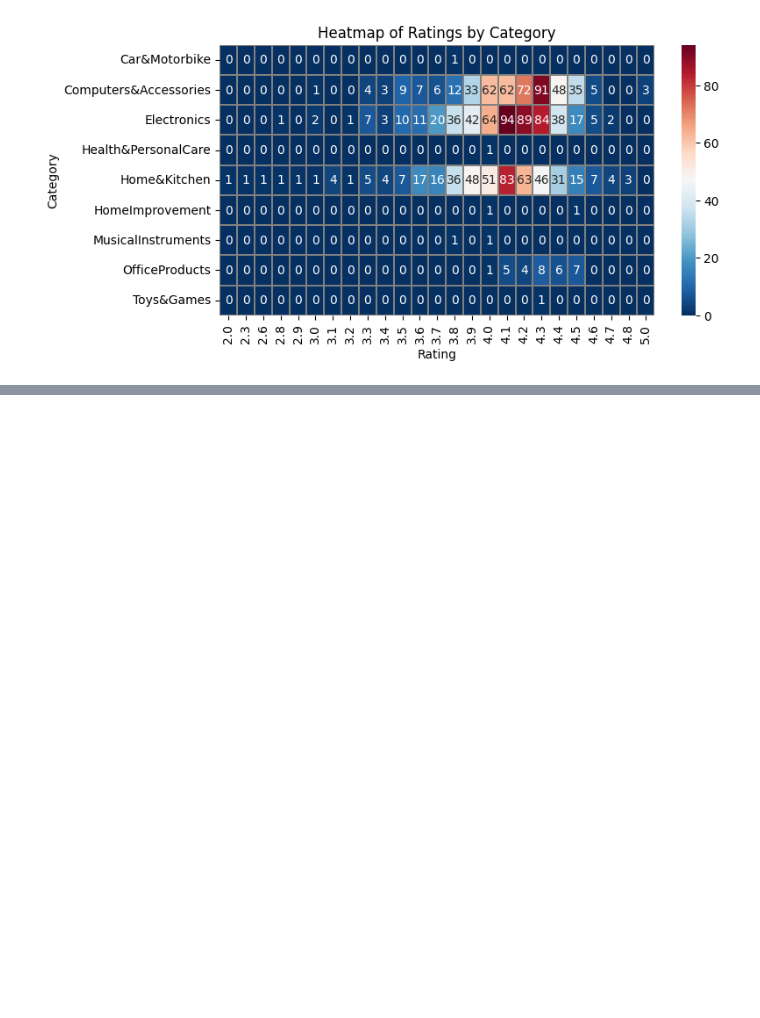
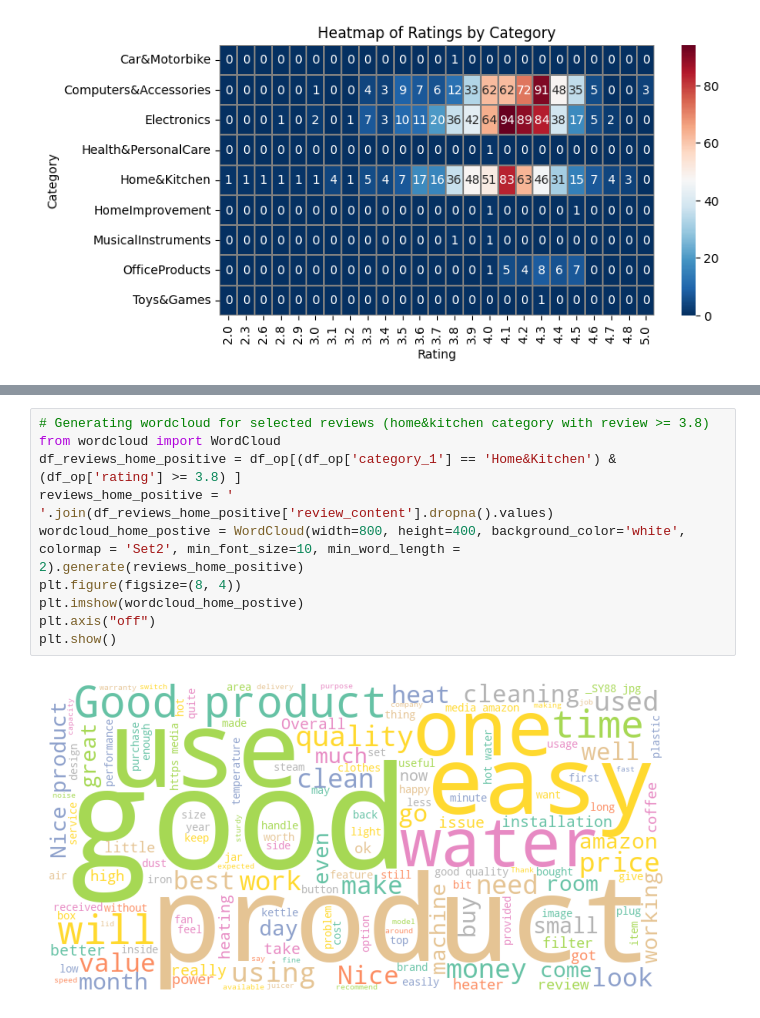
Before and after one commit to Enlightenus/Amazon_sales_analysis, a Jupyter notebook: amazon_analysis.ipynb, the cells around one changed output, grey strips where cells are left out. Cells and saved outputs as stored; diff of their text form; blank space fills up the shorter version.

```diff
--- a/amazon_analysis.ipynb
+++ b/amazon_analysis.ipynb
@@ -487,0 +487,12 @@ plt.show()
+# %%
+# Generating wordcloud for selected reviews (home&kitchen category with review >= 3.8)
+from wordcloud import WordCloud
+df_reviews_home_positive = df_op[(df_op['category_1'] == 'Home&Kitchen') & (df_op['rating'] >= 3.8) ]
+reviews_home_positive = ' '.join(df_reviews_home_positive['review_content'].dropna().values)
+wordcloud_home_postive = WordCloud(width=800, height=400, background_color='white', colormap = 'Set2', min_font_size=10, min_word_length = 2).generate(reviews_home_positive)
+plt.figure(figsize=(8, 4))
+plt.imshow(wordcloud_home_postive)
+plt.axis("off")
+plt.show()
+# %% [output]
+[figure, added]
```
Also changed, not shown: parts of 1 cell of this notebook.
